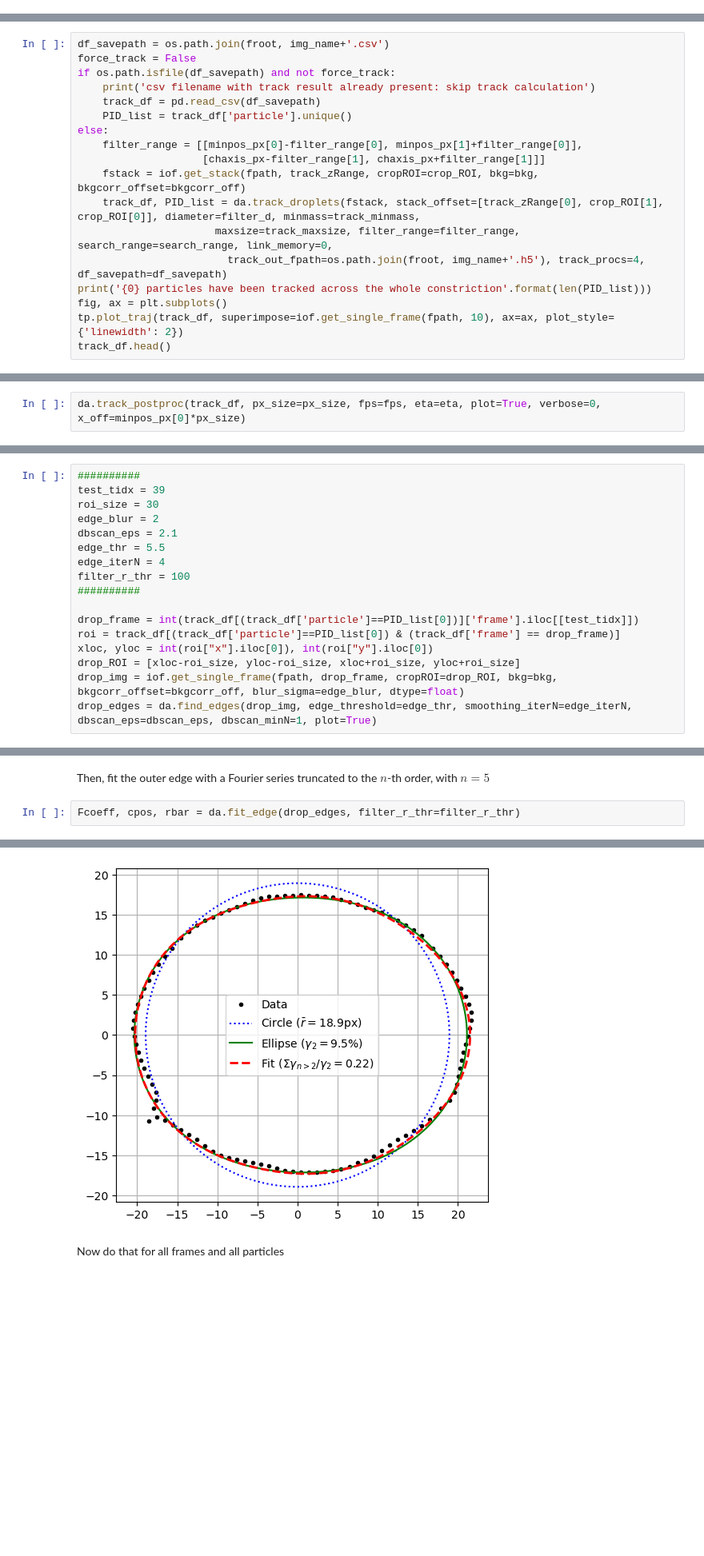
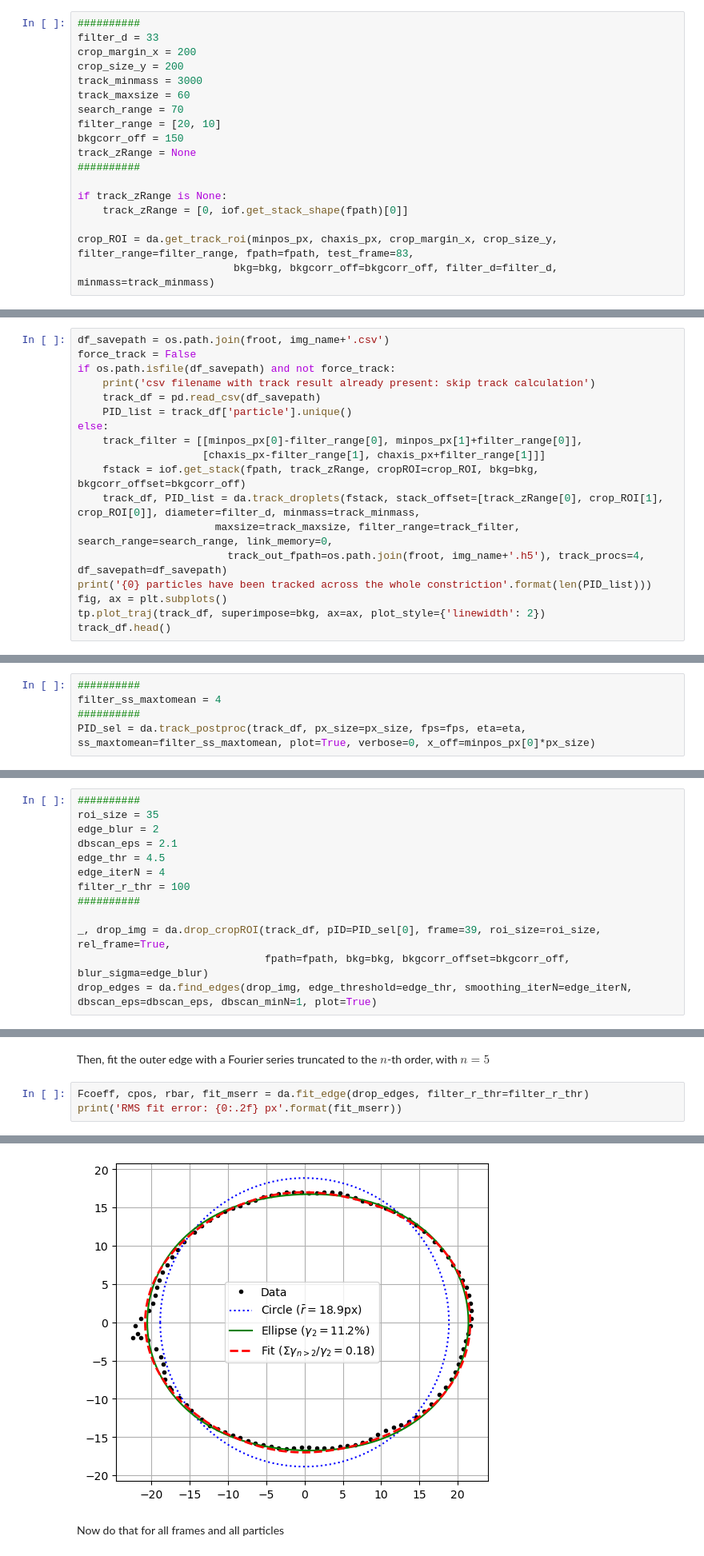
Before and after one commit to FattaccioliLab/Rheoflupy, a Jupyter notebook: Tutorial_DataAnalysis.ipynb, the cells around one changed output, grey strips where cells are left out. Shown at 80% size. Saved outputs shown, nothing was run; the diff lists cells and outputs as text; blank space fills up the shorter version.

```diff
--- a/Tutorial_DataAnalysis.ipynb
+++ b/Tutorial_DataAnalysis.ipynb
@@ -108,0 +76,18 @@ ax[1].add_patch(patches.Rectangle((crop_margin_x-filter_range[0], crop_size_y//2
+# %%
+##########
+filter_d = 33
+crop_margin_x = 200
+crop_size_y = 200
+track_minmass = 3000
+track_maxsize = 60
+search_range = 70
+filter_range = [20, 10]
+bkgcorr_off = 150
+track_zRange = None
+##########
+
+if track_zRange is None:
+    track_zRange = [0, iof.get_stack_shape(fpath)[0]]
+
+crop_ROI = da.get_track_roi(minpos_px, chaxis_px, crop_margin_x, crop_size_y, filter_range=filter_range, fpath=fpath, test_frame=83,
+                         bkg=bkg, bkgcorr_off=bkgcorr_off, filter_d=filter_d, minmass=track_minmass)
@@ -116,15 +103,15 @@ if os.path.isfile(df_savepath) and not force_track:
     track_df = pd.read_csv(df_savepath)
     PID_list = track_df['particle'].unique()
 else:
-    filter_range = [[minpos_px[0]-filter_range[0], minpos_px[1]+filter_range[0]],
+    track_filter = [[minpos_px[0]-filter_range[0], minpos_px[1]+filter_range[0]],
                     [chaxis_px-filter_range[1], chaxis_px+filter_range[1]]]
     fstack = iof.get_stack(fpath, track_zRange, cropROI=crop_ROI, bkg=bkg, bkgcorr_offset=bkgcorr_off)
     track_df, PID_list = da.track_droplets(fstack, stack_offset=[track_zRange[0], crop_ROI[1], crop_ROI[0]], diameter=filter_d, minmass=track_minmass,
-                      maxsize=track_maxsize, filter_range=filter_range, search_range=search_range, link_memory=0,
+                      maxsize=track_maxsize, filter_range=track_filter, search_range=search_range, link_memory=0,
                         track_out_fpath=os.path.join(froot, img_name+'.h5'), track_procs=4, df_savepath=df_savepath)
 print('{0} particles have been tracked across the whole constriction'.format(len(PID_list)))
 fig, ax = plt.subplots()
-tp.plot_traj(track_df, superimpose=iof.get_single_frame(fpath, 10), ax=ax, plot_style={'linewidth': 2})
+tp.plot_traj(track_df, superimpose=bkg, ax=ax, plot_style={'linewidth': 2})
 track_df.head()
 # %% [output]
 csv filename with track result already present: skip track calculation
@@ -162,3 +142,6 @@ Then on all tracks:
 # %%
-da.track_postproc(track_df, px_size=px_size, fps=fps, eta=eta, plot=True, verbose=0, x_off=minpos_px[0]*px_size)
+##########
+filter_ss_maxtomean = 4
+##########
+PID_sel = da.track_postproc(track_df, px_size=px_size, fps=fps, eta=eta, ss_maxtomean=filter_ss_maxtomean, plot=True, verbose=0, x_off=minpos_px[0]*px_size)
 # %% [output]
@@ -169,19 +153,15 @@ da.track_postproc(track_df, px_size=px_size, fps=fps, eta=eta, plot=True, verbos
 First, find droplet edges with subpixel resolution, and filter resulting datapoints to only get the outer edge of the droplet
 # %%
 ##########
-test_tidx = 39
-roi_size = 30
+roi_size = 35
 edge_blur = 2
 dbscan_eps = 2.1
-edge_thr = 5.5
+edge_thr = 4.5
 edge_iterN = 4
 filter_r_thr = 100
 ##########
 
-drop_frame = int(track_df[(track_df['particle']==PID_list[0])]['frame'].iloc[[test_tidx]])
-roi = track_df[(track_df['particle']==PID_list[0]) & (track_df['frame'] == drop_frame)]
-xloc, yloc = int(roi["x"].iloc[0]), int(roi["y"].iloc[0])
-drop_ROI = [xloc-roi_size, yloc-roi_size, xloc+roi_size, yloc+roi_size]
-drop_img = iof.get_single_frame(fpath, drop_frame, cropROI=drop_ROI, bkg=bkg, bkgcorr_offset=bkgcorr_off, blur_sigma=edge_blur, dtype=float)
+_, drop_img = da.drop_cropROI(track_df, pID=PID_sel[0], frame=39, roi_size=roi_size, rel_frame=True,
+                              fpath=fpath, bkg=bkg, bkgcorr_offset=bkgcorr_off, blur_sigma=edge_blur)
 drop_edges = da.find_edges(drop_img, edge_threshold=edge_thr, smoothing_iterN=edge_iterN, dbscan_eps=dbscan_eps, dbscan_minN=1, plot=True)
 # %% [output]
@@ -189,5 +169,6 @@ drop_edges = da.find_edges(drop_img, edge_threshold=edge_thr, smoothing_iterN=ed
 # %% [markdown]
 Then, fit the outer edge with a Fourier series truncated to the $n$-th order, with $n=5$
 # %%
-Fcoeff, cpos, rbar = da.fit_edge(drop_edges, filter_r_thr=filter_r_thr)
+Fcoeff, cpos, rbar, fit_mserr = da.fit_edge(drop_edges, filter_r_thr=filter_r_thr)
+print('RMS fit error: {0:.2f} px'.format(fit_mserr))
 # %% [output]
@@ -194,4 +176,4 @@ Fcoeff, cpos, rbar = da.fit_edge(drop_edges, filter_r_thr=filter_r_thr)
-[figure, old version]
+[figure, new version]
 # %% [markdown]
 Now do that for all frames and all particles
 # %%
```
Also changed, not shown: parts of 24 cells of this notebook, 2 other files.
